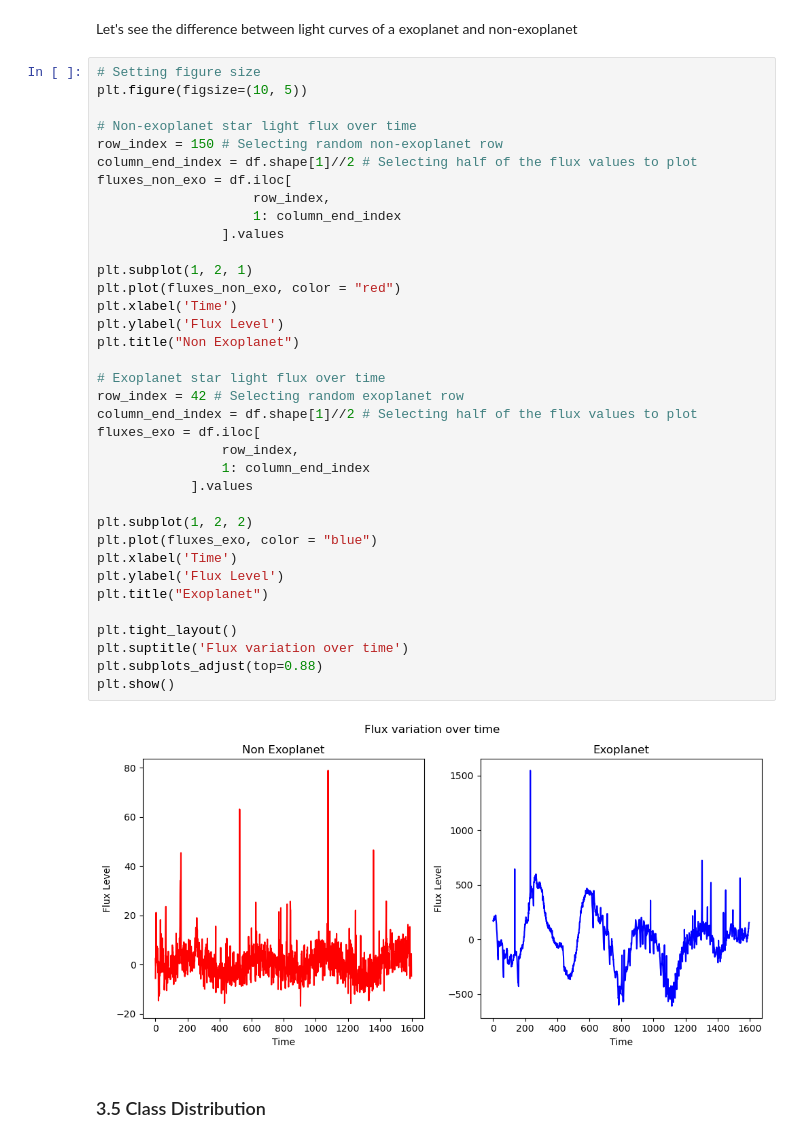
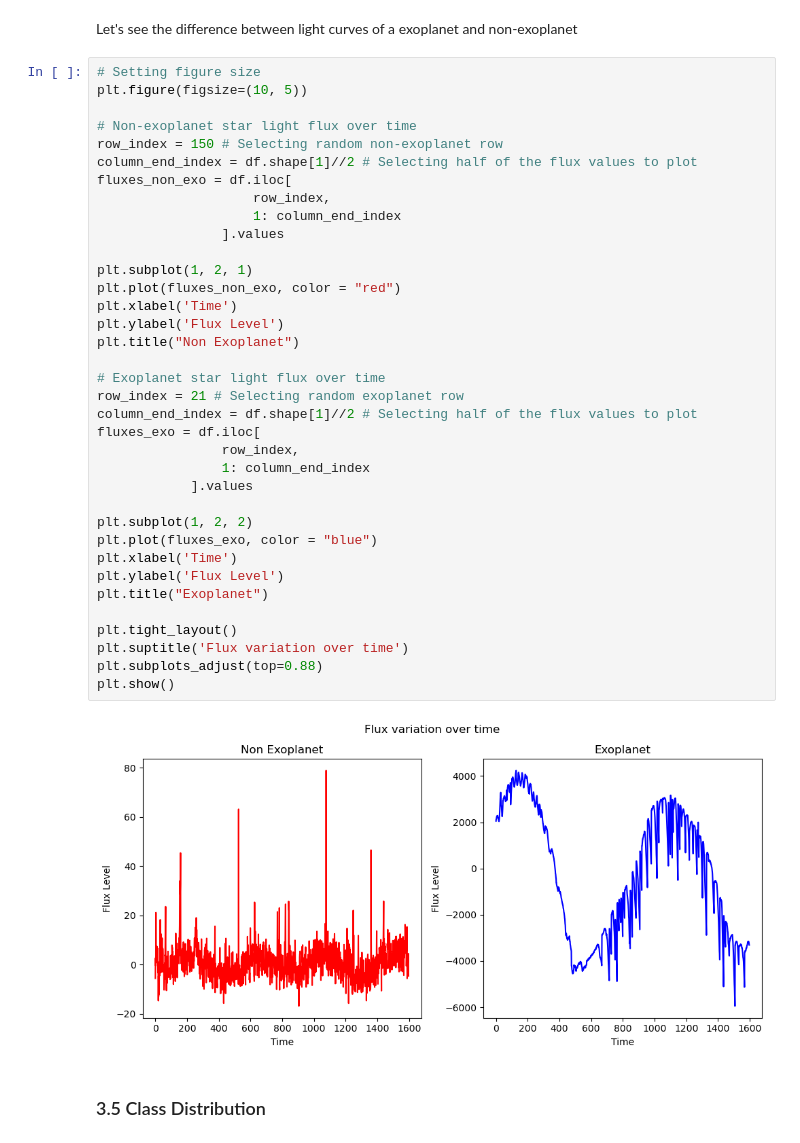
Before and after one commit to shekar-raja/exoplanet-detection-system-ml, a Jupyter notebook: Exoplanet Detection System.ipynb, the cells around one changed output. Cells and saved outputs as stored; diff of their text form.

```diff
--- a/Exoplanet Detection System.ipynb
+++ b/Exoplanet Detection System.ipynb
@@ -189,35 +191,35 @@ row_index = 150 # Selecting random non-exoplanet row
 column_end_index = df.shape[1]//2 # Selecting half of the flux values to plot
 fluxes_non_exo = df.iloc[
                     row_index,
                     1: column_end_index
                 ].values
 
 plt.subplot(1, 2, 1)
 plt.plot(fluxes_non_exo, color = "red")
 plt.xlabel('Time')
 plt.ylabel('Flux Level')
 plt.title("Non Exoplanet")
 
 # Exoplanet star light flux over time
-row_index = 42 # Selecting random exoplanet row
+row_index = 21 # Selecting random exoplanet row
 column_end_index = df.shape[1]//2 # Selecting half of the flux values to plot
 fluxes_exo = df.iloc[
                 row_index,
                 1: column_end_index
             ].values
 
 plt.subplot(1, 2, 2)
 plt.plot(fluxes_exo, color = "blue")
 plt.xlabel('Time')
 plt.ylabel('Flux Level')
 plt.title("Exoplanet")
 
 plt.tight_layout()
 plt.suptitle('Flux variation over time')
 plt.subplots_adjust(top=0.88)
 plt.show()
 # %% [output]
-[figure, old version]
+[figure, new version]
 # %% [markdown]
 ### 3.5 Class Distribution
 # %% [markdown]
```
Also changed, not shown: parts of 4 cells of this notebook.
